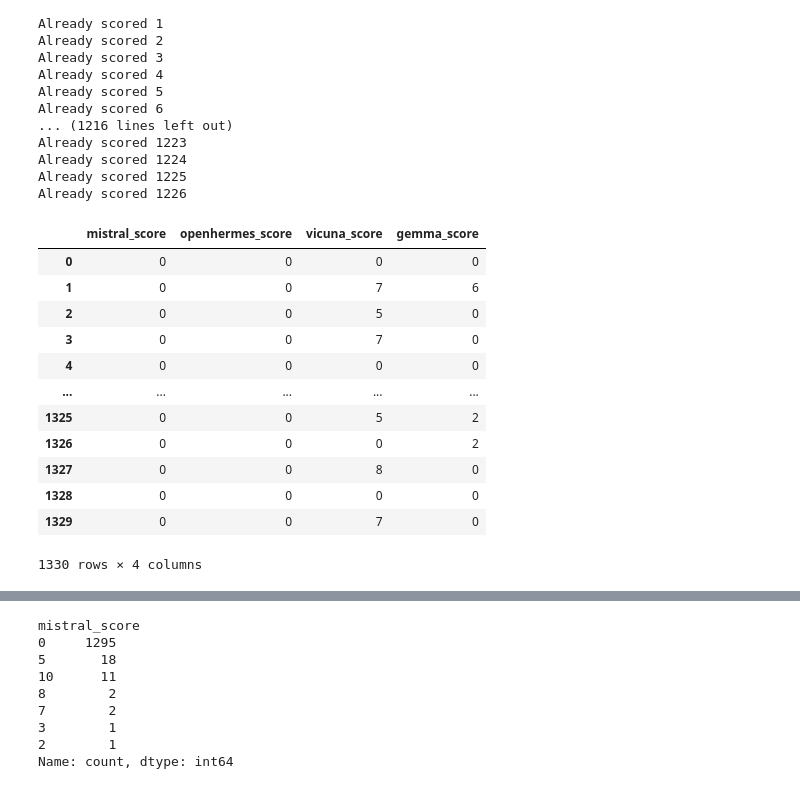
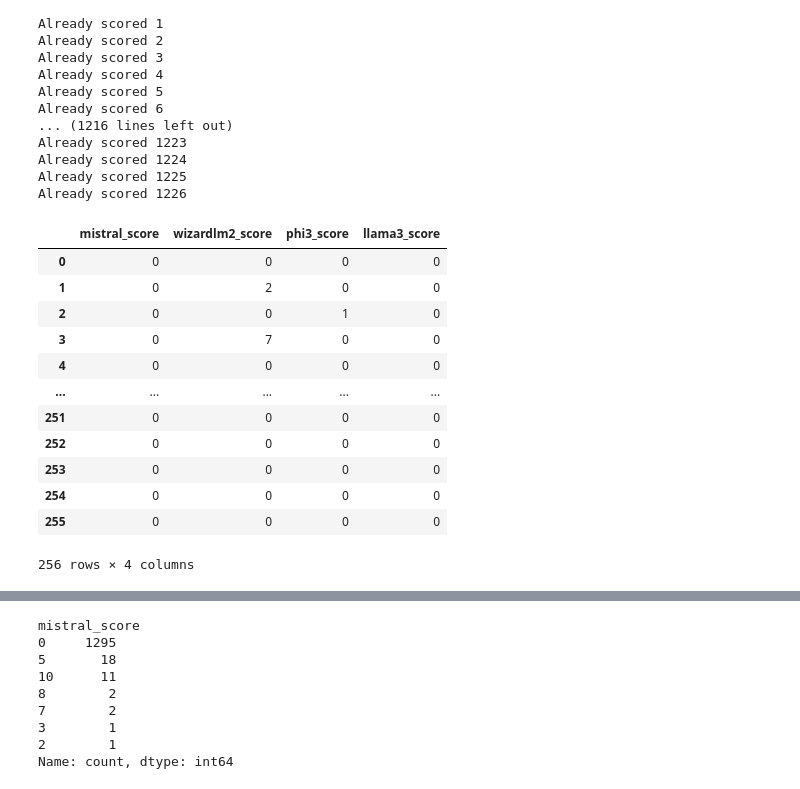
Before and after one commit to kariato/GTPracticum, a Jupyter notebook: EDA/clusterv3.ipynb, the cells around one changed output, grey strips where cells are left out. Saved outputs shown, nothing was run; the diff lists cells and outputs as text; code cells hidden in the pictures.

Commit message:
working on 2024 models

```diff
--- a/EDA/clusterv3.ipynb
+++ b/EDA/clusterv3.ipynb
@@ -53,7 +62,5 @@ def cleanText(text):
 # %%
-import time
-from collections import defaultdict
-scores=defaultdict(dict)
+
 #query = "it appears that some Enron employees used dummy accounts and rigged valuation methodologies to create false profit-and-loss entries for the derivatives"
 query = "mark to market accounting practices"
 print("Querying db")
@@ -67,23 +74,23 @@ for doc in docs:
     if details not in topics:
         topics[details]=doc[0].metadata
         topics[details]['score']=doc[1]
+#first100=list(topics.keys())[:10]
+#topics={i:j for i,j in topics.items() if i in first100}
 print(len(topics))
 topicResults=[]
 print("Querying llm")
 print(len(scores))
 i=0
-models=[    'mistral', 'llama3','llama3-chatqa','llama3-gradient','wizardlm2','phi3']
+models=[    'mistral','wizardlm2','phi3' ,'llama3']
 for model in models:
     #
     llm = Ollama(model=model,temperature=0)
     print(f"Querying llm {model}")
     for email in list(topics.keys()):
         if email not in scores or model not in scores[email]:
-
-            start_time = time.time()
-            x=llm.invoke("""<s>[INST] <<sys>>
+            prompt="""<s>[INST] <<sys>>
                          You are a finance specialist does the following email try to hide loses: These are the enron emails. They used SBE with the name of Raptors to hide loses using mark to market accounting so revenue was realized as profit. Do any of the following emails indicate an abuse of the accounting rules. Please respond to each email with a number on the scale of 0 to 10. where 0 is no abuse while 10 is outright fraud. you output as a json text extractorusing the following format
-                         Example of such a email in json format:
+                         Example of such a email in json format: <</sys>>
 {"email_text":"I'm concerned that the mark to market accounting practices that we placed the loses in the Raptor SBE could be viewed as Fraud"},
 {"reason":"The email shows concern that the accounting practices could be viewed as fraud"},{"Score":10},
 {"email_text":"Accounting practices  did not report losses so revenue was realized as profit hidding true financial position"},
@@ -94,7 +101,11 @@ for model in models:
 {"Score":0},{"reason":"The email containing news reports not an action to commit fraud or hide loses"},
 
 Please score the following email:
-{"email_text":" """+email+'"}')
+{"email_text":" """+email+'"} [/INST]'
+            start_time = time.time()
+            print(len(prompt),len(email),email)
+            x=llm.invoke(prompt)
+            print(x)
             scores[email][model]=x
             i+=1
             print("--- %s seconds ---" % (time.time() - start_time),i)
@@ -128,8 +141,0 @@ Querying llm mistral
-# %%
-results=[]
-for i,j in scores.items():
-    j['email']=i
-    j.update(topics[i])
-    results.append(j)
-resultsDF=pd.DataFrame(results)
-resultsDF.to_csv("resultsMix3.csv")
@@ -749,44 +823,44 @@ def score(result):
                 y=numbers[0][28]
         else:
             numbers=re.findall(r'\d+', result)
             if len(numbers)==0:
                 y=0
             elif len(numbers)==1:
                 y=numbers[0]
             else:
                 y=""
         if y is not None and isinstance(y,list):
             if len(y)==0:
                 y=''
             else:
                 y=y[0]
         if y=='':
             y=0
         try:
             y = int(y)
         except ValueError:
             print(y)
             y=0
         except TypeError:
             y=0
         return y
 resultsDF.columns
-models=['mistral','openhermes','vicuna', 'gemma']
+models=['mistral', 'wizardlm2', 'phi3', 'llama3',]
 for model in models:
     resultsDF[f'{model}_score']=resultsDF[model].apply(score)
 models2=[i+'_score' for i in models]
 resultsDF[models2]
 # %% [output]
-|  | mistral_score | openhermes_score | vicuna_score | gemma_score |
+|  | mistral_score | wizardlm2_score | phi3_score | llama3_score |
 | 0 | 0 | 0 | 0 | 0 |
-| 1 | 0 | 0 | 7 | 6 |
-| 2 | 0 | 0 | 5 | 0 |
-| 3 | 0 | 0 | 7 | 0 |
+| 1 | 0 | 2 | 0 | 0 |
+| 2 | 0 | 0 | 1 | 0 |
+| 3 | 0 | 7 | 0 | 0 |
 | 4 | 0 | 0 | 0 | 0 |
 | ... | ... | ... | ... | ... |
-| 1325 | 0 | 0 | 5 | 2 |
-| 1326 | 0 | 0 | 0 | 2 |
-| 1327 | 0 | 0 | 8 | 0 |
-| 1328 | 0 | 0 | 0 | 0 |
-| 1329 | 0 | 0 | 7 | 0 |
+| 251 | 0 | 0 | 0 | 0 |
+| 252 | 0 | 0 | 0 | 0 |
+| 253 | 0 | 0 | 0 | 0 |
+| 254 | 0 | 0 | 0 | 0 |
+| 255 | 0 | 0 | 0 | 0 |
-1330 rows × 4 columns
+256 rows × 4 columns
```
Also changed, not shown: parts of 10 cells of this notebook, 4 other files.
